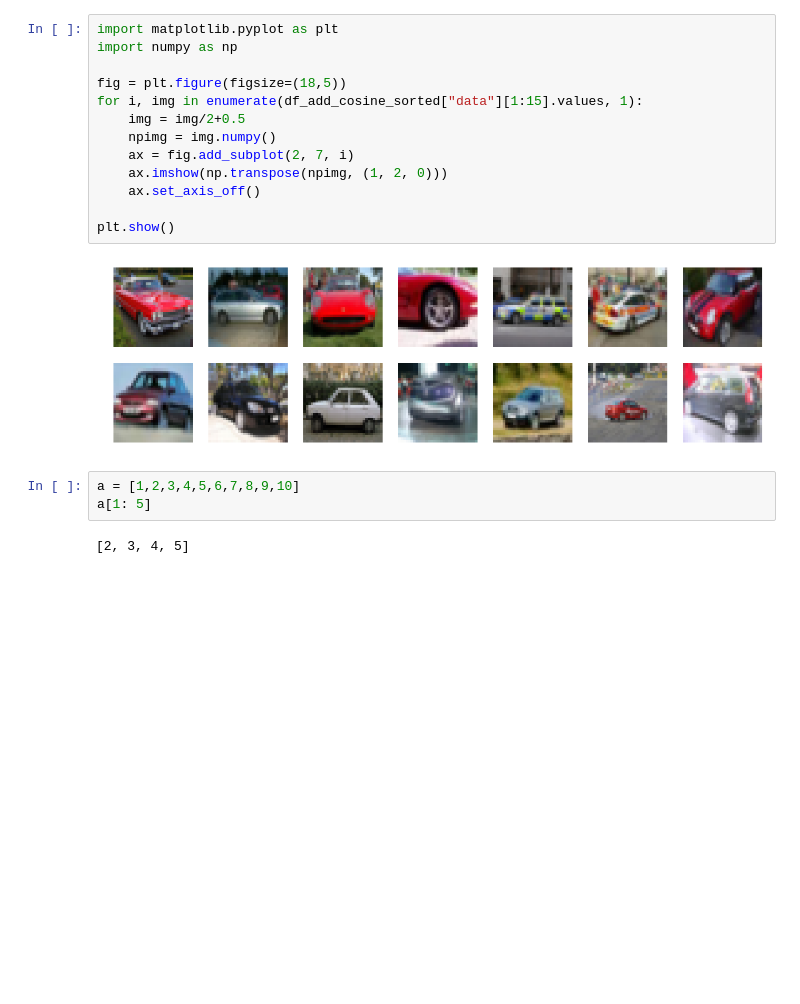
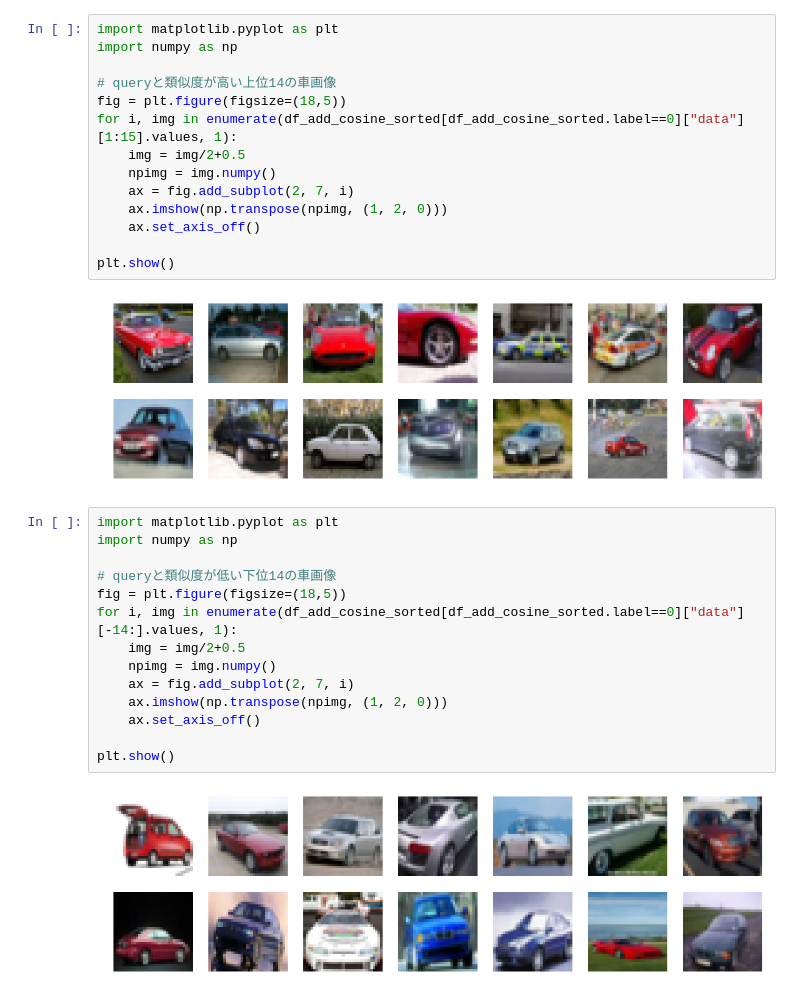
Before and after one commit to takitaki7474/m2-research-prototype, a Jupyter notebook: notebook/feature_selection.ipynb, the cells around one changed output. Saved outputs shown, nothing was run; the diff lists cells and outputs as text; blank space fills up the shorter version.

```diff
--- a/notebook/feature_selection.ipynb
+++ b/notebook/feature_selection.ipynb
@@ -232,8 +232,9 @@ imshow(torchvision.utils.make_grid(df_add_cosine_sorted["data"][0]))
 import matplotlib.pyplot as plt
 import numpy as np
 
+# queryと類似度が高い上位14の車画像
 fig = plt.figure(figsize=(18,5))
-for i, img in enumerate(df_add_cosine_sorted["data"][1:15].values, 1):
+for i, img in enumerate(df_add_cosine_sorted[df_add_cosine_sorted.label==0]["data"][1:15].values, 1):
     img = img/2+0.5
     npimg = img.numpy()
     ax = fig.add_subplot(2, 7, i)
@@ -243,8 +244,19 @@ for i, img in enumerate(df_add_cosine_sorted["data"][1:15].values, 1):
 plt.show()
 # %% [output]
 [figure]
-# %%
-a = [1,2,3,4,5,6,7,8,9,10]
-a[1: 5]
-# %% [output]
-[2, 3, 4, 5]
+# %%
+import matplotlib.pyplot as plt
+import numpy as np
+
+# queryと類似度が低い下位14の車画像
+fig = plt.figure(figsize=(18,5))
+for i, img in enumerate(df_add_cosine_sorted[df_add_cosine_sorted.label==0]["data"][-14:].values, 1):
+    img = img/2+0.5
+    npimg = img.numpy()
+    ax = fig.add_subplot(2, 7, i)
+    ax.imshow(np.transpose(npimg, (1, 2, 0)))
+    ax.set_axis_off()
+
+plt.show()
+# %% [output]
+[figure, added]
```
Also changed, not shown: parts of 7 cells of this notebook.
